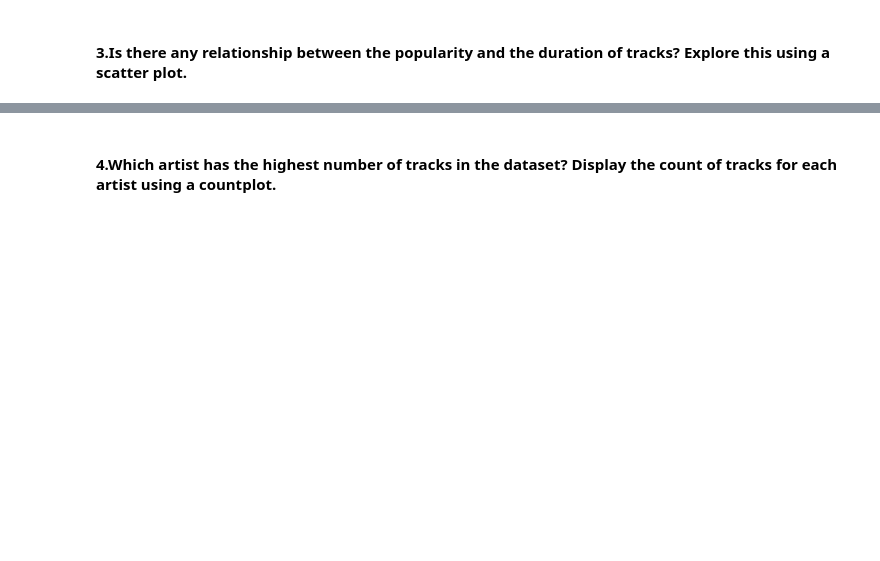
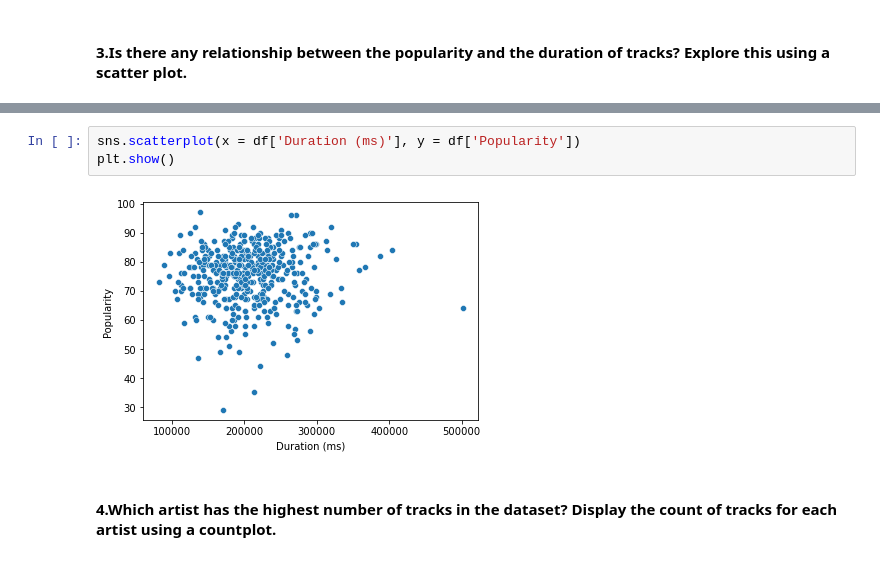
Before and after one commit to Noorain-Raza-coder/EDA-AmazonSales-Spotify, a Jupyter notebook: SpotifyDataAnalysis.ipynb, the cells around one changed output, grey strips where cells are left out. Drawn from its saved outputs; the diff is of its cells as text; blank space fills up the shorter version.

```diff
--- a/SpotifyDataAnalysis.ipynb
+++ b/SpotifyDataAnalysis.ipynb
@@ -36,2 +94,7 @@ exploration.
+# %%
+sns.scatterplot(x = df['Duration (ms)'], y = df['Popularity'])
+plt.show()
+# %% [output]
+[figure, added]
 # %% [markdown]
 #### 4.Which artist has the highest number of tracks in the dataset? Display the count of tracks for each artist using a countplot.
```
Also changed, not shown: parts of 25 cells of this notebook.
